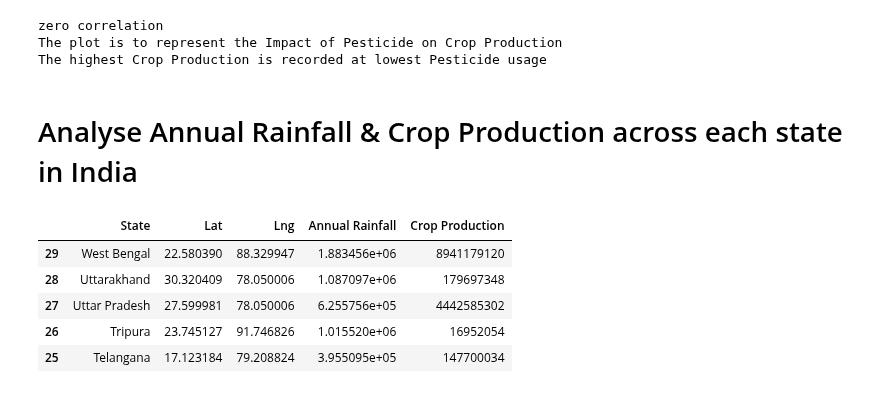
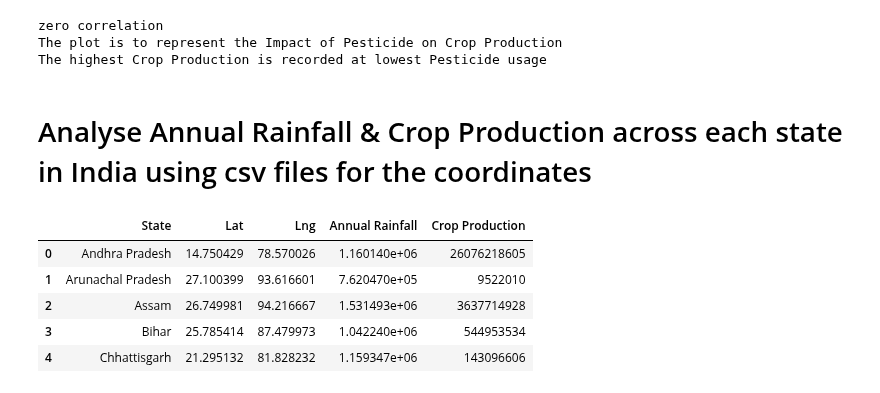
Before and after one commit to falconpunch082/da_bc-proj1, a Jupyter notebook: india_crop_yield.ipynb, the cells around one changed output. Drawn from its saved outputs; the diff is of its cells as text; code cells hidden in the pictures.

```diff
--- a/india_crop_yield.ipynb
+++ b/india_crop_yield.ipynb
@@ -268,45 +270,43 @@ zero correlation
 The plot is to represent the Impact of Pesticide on Crop Production
 The highest Crop Production is recorded at lowest Pesticide usage
 # %% [markdown]
-# Analyse Annual Rainfall & Crop Production across each state in India
+# Analyse Annual Rainfall & Crop Production across each state in India using csv files for the coordinates
 # %%
 # Geoviews to show the rainfall across the states of india
 warnings.filterwarnings('ignore')
 
 # States data file
 states_data_path = "resources/states.csv"
 
 # Read the mouse data and the study results
 states_df = pd.read_csv(states_data_path)
 
 # Combine the data into a single DataFrame
 merged_df= pd.merge(crop_yield_df,states_df,on="State")
 
 # Display the data table for preview
 merged_df.head()
 
 # new columns to the dataframe
 states_df["Annual Rainfall"] = ""
 states_df["Crop Production"] = ""
 #aggregate rainfall and crop production column values
 Annual_Rainfall =  merged_df.groupby(['State'])['Annual_Rainfall'].sum()
 crop_production =  merged_df.groupby(['State'])['Production'].sum()
 
 #populate rainfall and crop production column values
 states_df["Annual Rainfall"] = Annual_Rainfall.values
 states_df["Crop Production"] = crop_production.values
 
-states_df = states_df.sort_values("State",ascending=False)
-
 # Display the data table for preview
 states_df.head()
 # %% [output]
 |  | State | Lat | Lng | Annual Rainfall | Crop Production |
-| 29 | West Bengal | 22.580390 | 88.329947 | 1.883456e+06 | 8941179120 |
-| 28 | Uttarakhand | 30.320409 | 78.050006 | 1.087097e+06 | 179697348 |
-| 27 | Uttar Pradesh | 27.599981 | 78.050006 | 6.255756e+05 | 4442585302 |
-| 26 | Tripura | 23.745127 | 91.746826 | 1.015520e+06 | 16952054 |
-| 25 | Telangana | 17.123184 | 79.208824 | 3.955095e+05 | 147700034 |
+| 0 | Andhra Pradesh | 14.750429 | 78.570026 | 1.160140e+06 | 26076218605 |
+| 1 | Arunachal Pradesh | 27.100399 | 93.616601 | 7.620470e+05 | 9522010 |
+| 2 | Assam | 26.749981 | 94.216667 | 1.531493e+06 | 3637714928 |
+| 3 | Bihar | 25.785414 | 87.479973 | 1.042240e+06 | 544953534 |
+| 4 | Chhattisgarh | 21.295132 | 81.828232 | 1.159347e+06 | 143096606 |
 # %%
 plot_map_1= states_df.hvplot.points("Lng","Lat",geo=True,tiles="OSM",frame_width=700,frame_height=500,
                                     scale = 0.01, color = "State",hover_cols=["State","Annual Rainfall","Crop Production"])
```
Also changed, not shown: parts of 4 cells of this notebook, 2 other files.
